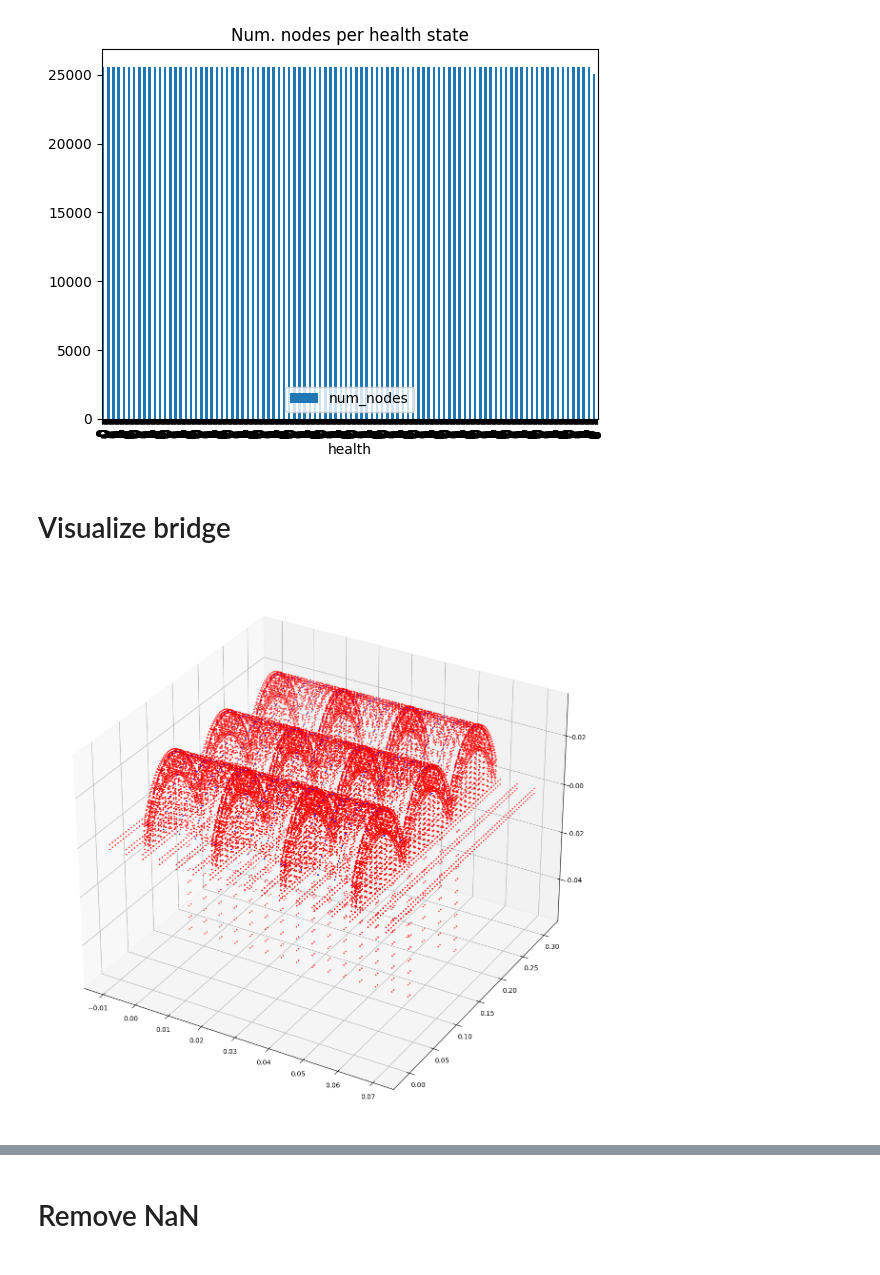
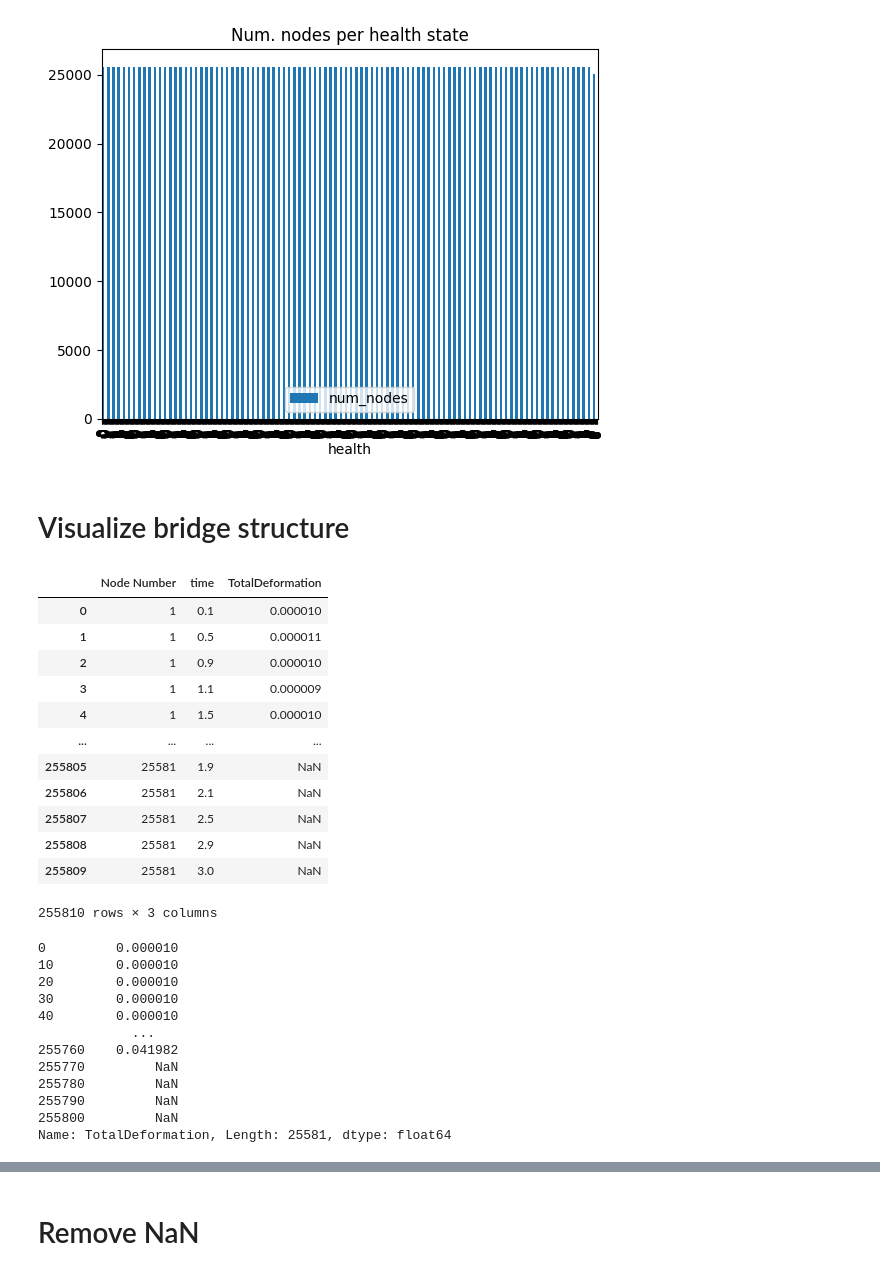
Before and after one commit to marius-ne/CIE_ProjectB_Group13, a Jupyter notebook: Program_B.ipynb, the cells around one changed output, grey strips where cells are left out. Drawn from its saved outputs; the diff is of its cells as text; code cells hidden in the pictures.

```diff
--- a/Program_B.ipynb
+++ b/Program_B.ipynb
@@ -310,7 +310,7 @@ nn_df.plot(
 # Save recap to file
 # nn_df.to_csv("node_numbers_Data2_overview.csv", index=False)
 # %% [markdown]
-# Visualize bridge
+# Visualize bridge structure
 # %%
 # Read tab seperated node export file
 node_xyz = pd.read_csv(
@@ -318,23 +318,3 @@ node_xyz = pd.read_csv(
     sep="\t",
     engine="python"
 )
-# %%
-# Colors for missing nodes
-missing_color = 'r'
-colors = [
-    missing_color if nn in missing_nn.values else 'b'
-    for nn in node_xyz["Node Number"]
-]
-
-# 3D plot the bridge
-fig = plt.figure(figsize=(15,15))
-ax = fig.add_subplot(111, projection='3d')
-ax.scatter(
-    node_xyz["X Location (m)"],
-    node_xyz["Y Location (m)"],
-    node_xyz["Z Location (m)"],
-    c=colors, marker='o', s=2,
-)
-plt.show()
-# %% [output]
-[figure, removed]
@@ -340,0 +337,31 @@ plt.show()
+# %%
+df_subset
+# %% [output]
+|  | Node Number | time | TotalDeformation |
+| 0 | 1 | 0.1 | 0.000010 |
+| 1 | 1 | 0.5 | 0.000011 |
+| 2 | 1 | 0.9 | 0.000010 |
+| 3 | 1 | 1.1 | 0.000009 |
+| 4 | 1 | 1.5 | 0.000010 |
+| ... | ... | ... | ... |
+| 255805 | 25581 | 1.9 | NaN |
+| 255806 | 25581 | 2.1 | NaN |
+| 255807 | 25581 | 2.5 | NaN |
+| 255808 | 25581 | 2.9 | NaN |
+| 255809 | 25581 | 3.0 | NaN |
+255810 rows × 3 columns
+# %%
+loads
+# %% [output]
+0         0.000010
+10        0.000010
+20        0.000010
+30        0.000010
+40        0.000010
+            ...
+255760    0.041982
+255770         NaN
+255780         NaN
+255790         NaN
+255800         NaN
+Name: TotalDeformation, Length: 25581, dtype: float64
```
Also changed, not shown: parts of 7 cells of this notebook, 2 other files.
